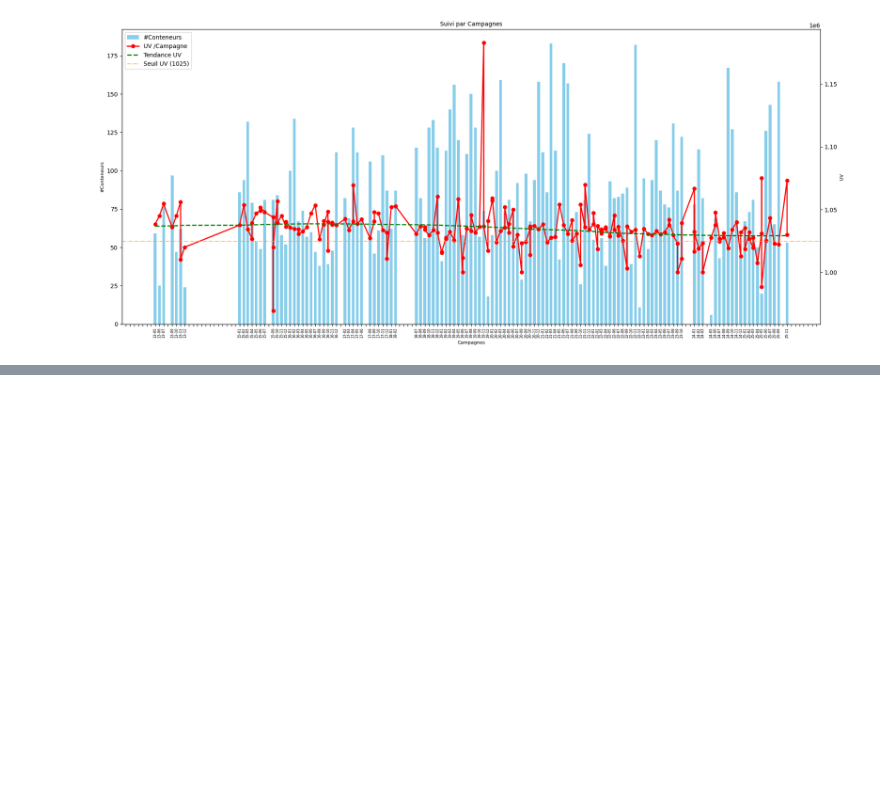
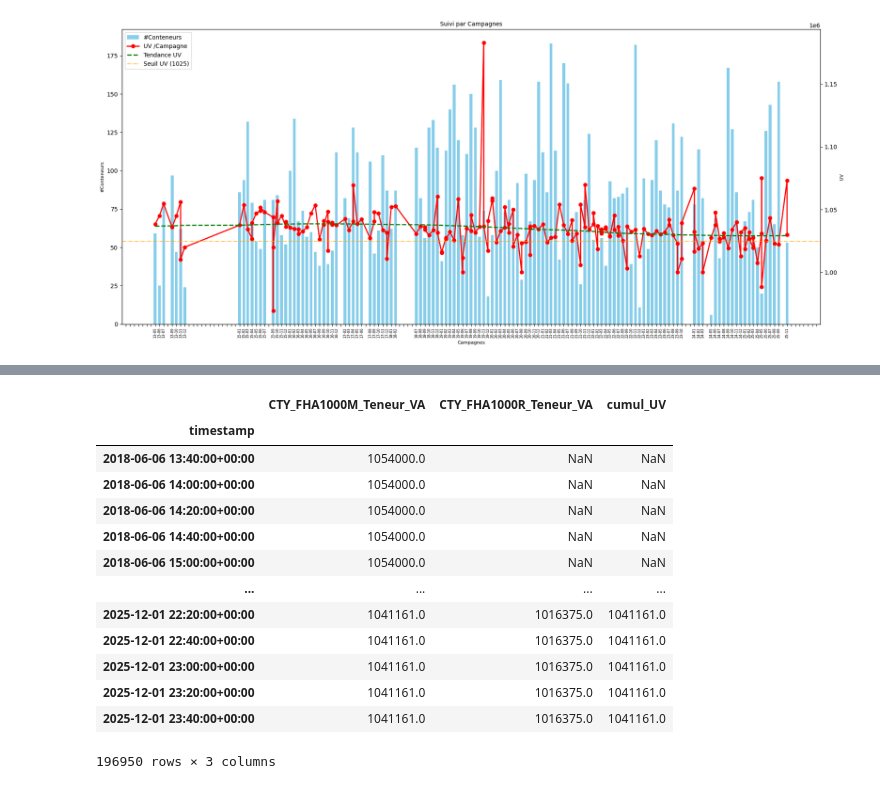
Before and after one commit to e-coucou/Machine-Learning, a Jupyter notebook: 2-OI_a/OI_Formulations.ipynb, the cells around one changed output, grey strips where cells are left out. Saved outputs shown, nothing was run; the diff lists cells and outputs as text; code cells hidden in the pictures; blank space fills up the shorter version.

```diff
--- a/2-OI_a/OI_Formulations.ipynb
+++ b/2-OI_a/OI_Formulations.ipynb
@@ -23,6 +23,6 @@ print(contenu)
 # %%
 def read_cred():
-    f = open("../../../cred.txt", "r")
+    f = open("../../cred.txt", "r")
     cred = f.read()
     f.close()
     return cred
@@ -539,0 +604,17 @@ display(HTML(html))
+# %%
+df_H
+# %% [output]
+|  | CTY_FHA1000M_Teneur_VA | CTY_FHA1000R_Teneur_VA | cumul_UV |
+| timestamp |  |  |  |
+| 2018-06-06 13:40:00+00:00 | 1054000.0 | NaN | NaN |
+| 2018-06-06 14:00:00+00:00 | 1054000.0 | NaN | NaN |
+| 2018-06-06 14:20:00+00:00 | 1054000.0 | NaN | NaN |
+| 2018-06-06 14:40:00+00:00 | 1054000.0 | NaN | NaN |
+| 2018-06-06 15:00:00+00:00 | 1054000.0 | NaN | NaN |
+| ... | ... | ... | ... |
+| 2025-12-01 22:20:00+00:00 | 1041161.0 | 1016375.0 | 1041161.0 |
+| 2025-12-01 22:40:00+00:00 | 1041161.0 | 1016375.0 | 1041161.0 |
+| 2025-12-01 23:00:00+00:00 | 1041161.0 | 1016375.0 | 1041161.0 |
+| 2025-12-01 23:20:00+00:00 | 1041161.0 | 1016375.0 | 1041161.0 |
+| 2025-12-01 23:40:00+00:00 | 1041161.0 | 1016375.0 | 1041161.0 |
+196950 rows × 3 columns
```
Also changed, not shown: parts of 6 cells of this notebook, 1 other file.
